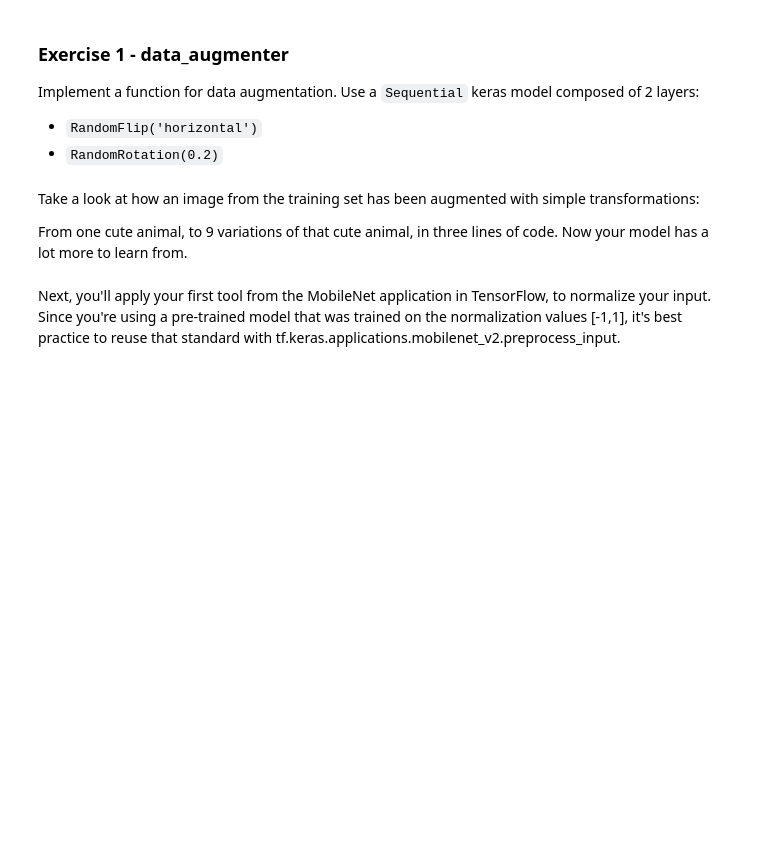
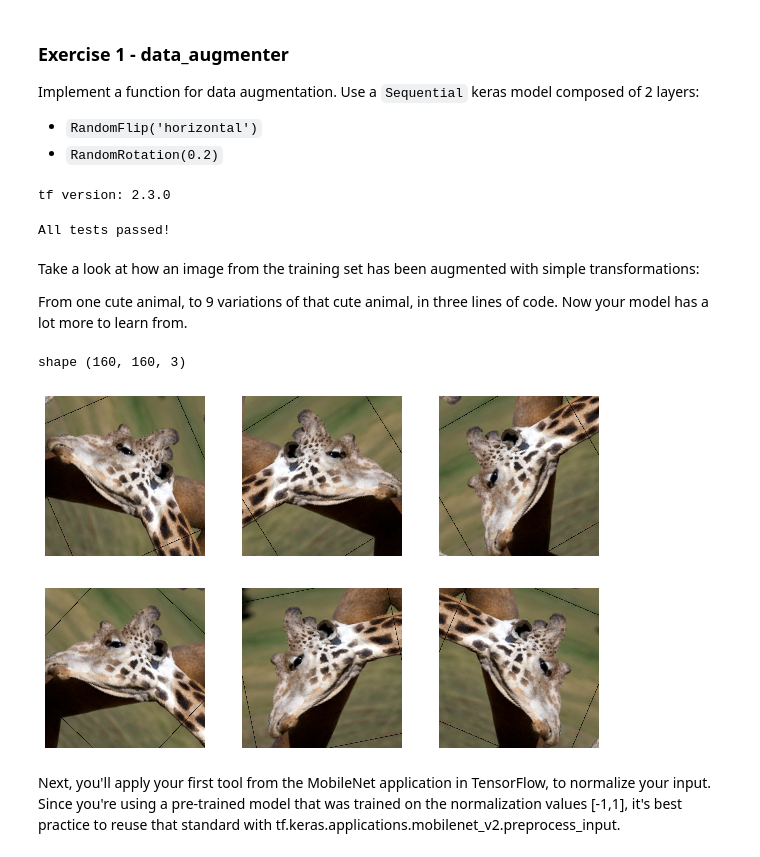
Before and after one commit to aroragaurav/DeepLearningSpecialization, a Jupyter notebook: ml/courseera/dl_specialization/CNN/W2A2/Transfer_learning_with_MobileNet_v1.ipynb, the cells around one changed output. Saved outputs shown, nothing was run; the diff lists cells and outputs as text; code cells hidden in the pictures; blank space fills up the shorter version.

```diff
--- a/ml/courseera/dl_specialization/CNN/W2A2/Transfer_learning_with_MobileNet_v1.ipynb
+++ b/ml/courseera/dl_specialization/CNN/W2A2/Transfer_learning_with_MobileNet_v1.ipynb
@@ -119,6 +126,7 @@ Implement a function for data augmentation. Use a `Sequential` keras model compo
 # %%
 # UNQ_C1
 # GRADED FUNCTION: data_augmenter
+print ("tf version: {}".format(tf.__version__))
 def data_augmenter():
     '''
     Create a Sequential model composed of 2 layers
@@ -126,12 +134,14 @@ def data_augmenter():
         tf.keras.Sequential
     '''
     ### START CODE HERE
-    data_augmentation = None
-    data_augmentation.add(None)
-    data_augmentation.add(None)
+    data_augmentation = tf.keras.Sequential()
+    data_augmentation.add(RandomFlip(mode='horizontal'))
+    data_augmentation.add(RandomRotation(factor = 0.2))
     ### END CODE HERE
 
     return data_augmentation
+# %% [output]
+tf version: 2.3.0
 # %%
 augmenter = data_augmenter()
 
@@ -142,6 +152,8 @@ assert augmenter.layers[1].factor == 0.2, "Rotation factor must be 0.2"
 assert len(augmenter.layers) == 2, "The model must have only 2 layers"
 
 print('\033[92mAll tests passed!')
+# %% [output]
+All tests passed!
 # %% [markdown]
 Take a look at how an image from the training set has been augmented with simple transformations:
 
@@ -149,14 +161,18 @@ From one cute animal, to 9 variations of that cute animal, in three lines of cod
 # %%
 data_augmentation = data_augmenter()
 
 for image, _ in train_dataset.take(1):
     plt.figure(figsize=(10, 10))
     first_image = image[0]
-    for i in range(9):
+    print("shape {}".format(first_image.shape))
+    for i in range(6):
         ax = plt.subplot(3, 3, i + 1)
         augmented_image = data_augmentation(tf.expand_dims(first_image, 0))
         plt.imshow(augmented_image[0] / 255)
         plt.axis('off')
+# %% [output]
+shape (160, 160, 3)
+[figure, added]
 # %% [markdown]
 Next, you'll apply your first tool from the MobileNet application in TensorFlow, to normalize your input. Since you're using a pre-trained model that was trained on the normalization values [-1,1], it's best practice to reuse that standard with tf.keras.applications.mobilenet_v2.preprocess_input.
 # %% [markdown]
```
Also changed, not shown: parts of 16 cells of this notebook.
